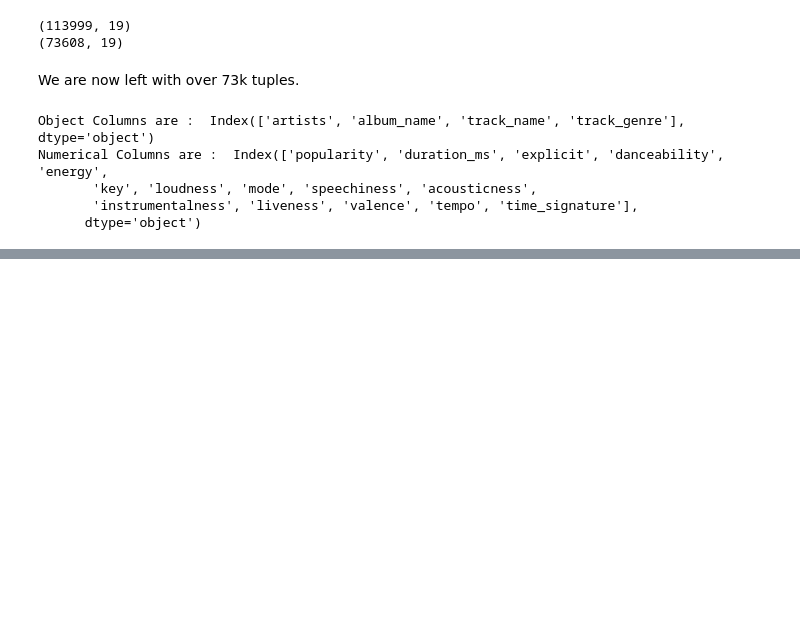
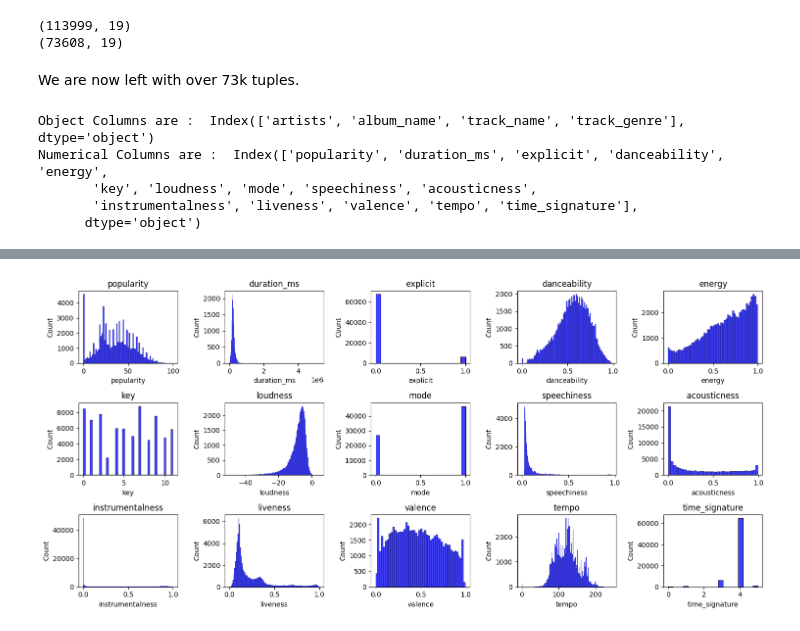
Before and after one commit to rizz045/Songs-Recommendation-System, a Jupyter notebook: Songs_Recommendation_System.ipynb, the cells around one changed output, grey strips where cells are left out. Drawn from its saved outputs; the diff is of its cells as text; code cells hidden in the pictures; blank space fills up the shorter version.

```diff
--- a/Songs_Recommendation_System.ipynb
+++ b/Songs_Recommendation_System.ipynb
@@ -171,0 +151,13 @@ dtype: bool
+# %%
+# Let's check the distribution of all the numerical columns
+plt.figure(figsize=(15,7))
+index = 0
+for col in num_cols:
+    index += 1
+    plt.subplot(3, 5, index)
+    sns.histplot(df[col], color='blue')
+    plt.title(col)
+    plt.tight_layout()
+plt.show()
+# %% [output]
+[figure, added]
```
Also changed, not shown: parts of 13 cells of this notebook.
